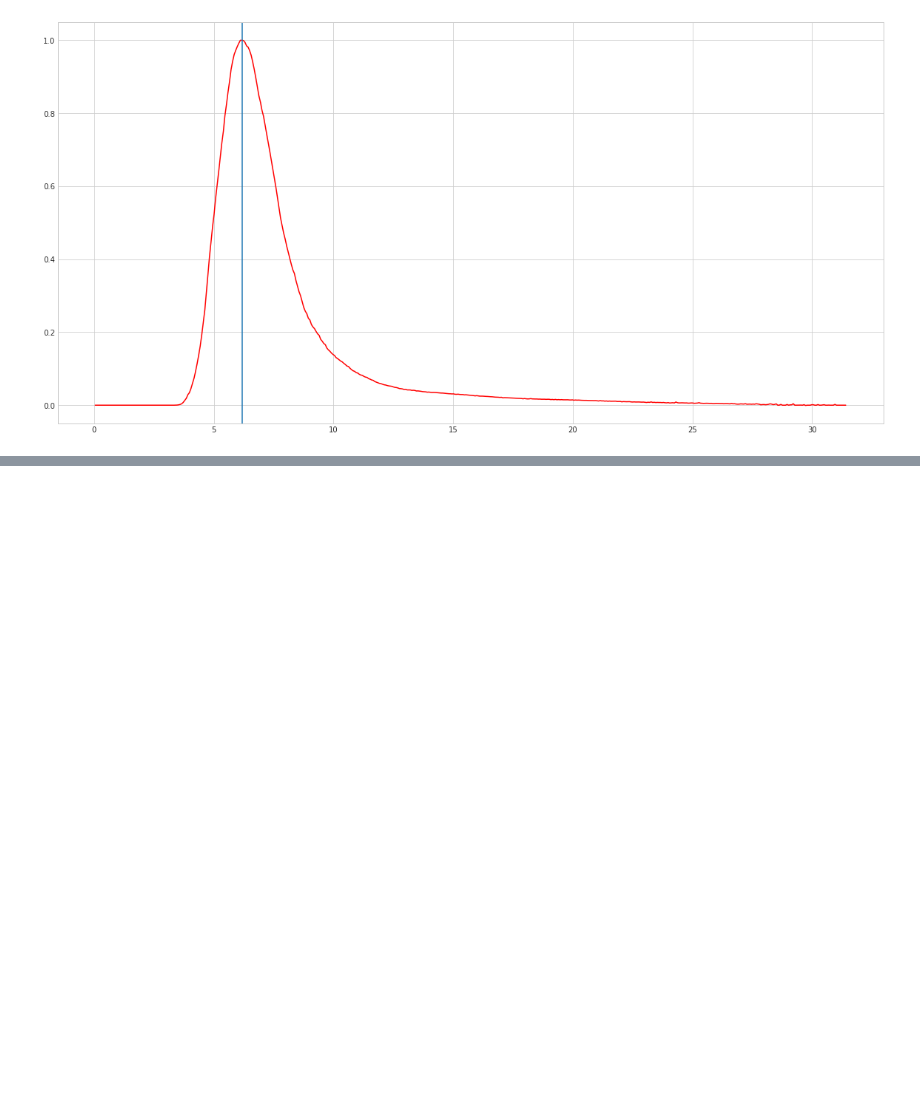
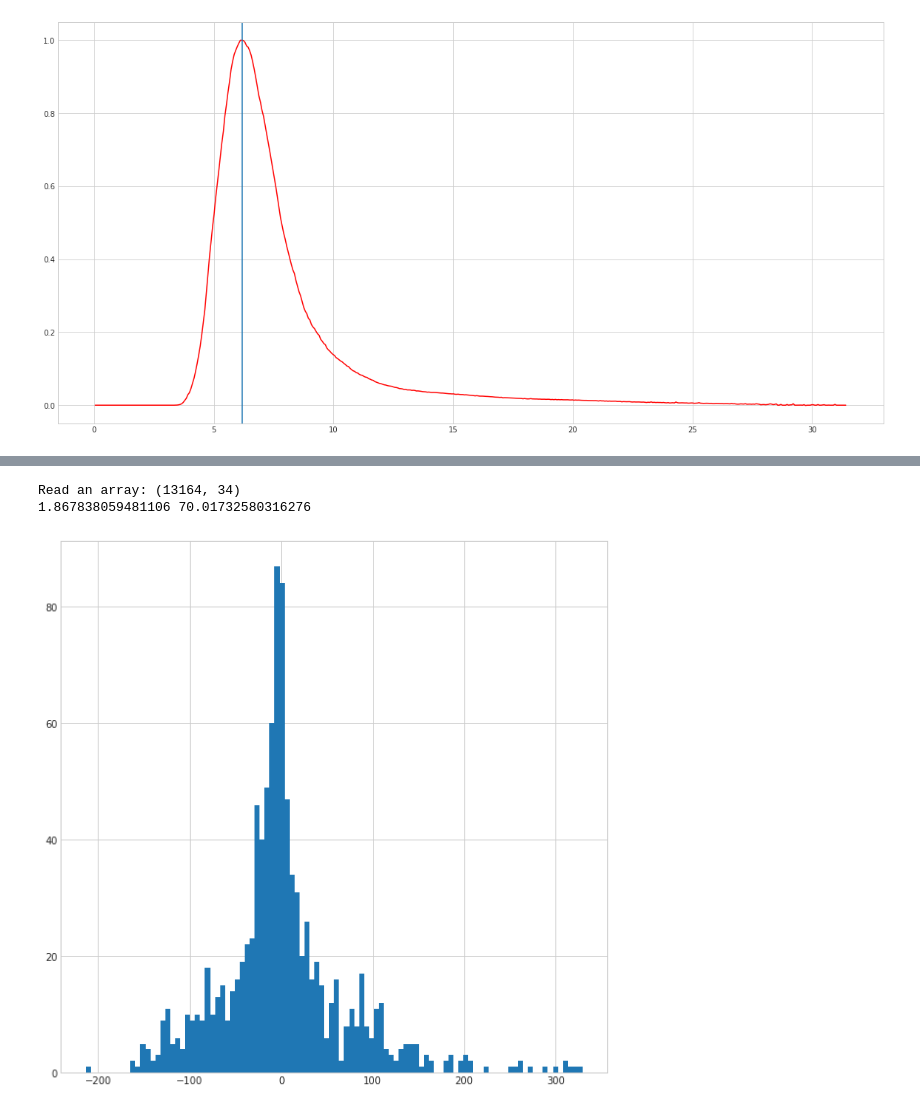
Before and after one commit to regmi-sijan/ml4cal, a Jupyter notebook: testbeam/template.ipynb, the cells around one changed output, grey strips where cells are left out. Drawn from its saved outputs; the diff is of its cells as text; code cells hidden in the pictures; blank space fills up the shorter version.

```diff
--- a/testbeam/template.ipynb
+++ b/testbeam/template.ipynb
@@ -45,4 +99,72 @@ Template dimensions: (487, 2)
 # %%
+t_offset = 6.17742
+
 def tempfit(x, *par):
-    return par[0]*np.interp((x - par[1]), template[:,0], template[:,1]) + par[2]
+    return par[0]*np.interp((x - par[1] + t_offset), template[:,0], template[:,1]) + par[2]
+# %%
+import numpy as np
+from    matplotlib import colors
+
+np.set_printoptions(precision=3, linewidth=80)
+
+with open('./data/8gev_2099_27.npy', 'rb') as f: X = np.load(f)
+print(f'''Read an array: {X.shape}''')
+
+cnt_bad         = 0
+param_bounds=([20.0, 2.0, 1200.0],[12000.0, 28.0, 2200.0])
+indices = range(3, 31, 3)
+
+x       = np.linspace(0, 31, 31, endpoint=False)
+x_short = np.arange(3, 31, 3)
+
+# print(np.array(x))
+# print(np.array(x_short))
+
+
+# 3 values: amplitude, time, pedestal
+
+first = True
+
+for i in range(1000): # loop over the data sample
+    wave        = X[i][0:31]
+    wave_short  = np.take(wave, indices)
+
+    maxindex    =   np.argmax(wave)
+    maxval      =   wave[maxindex]
+
+    maxindex_short = np.argmax(wave_short)
+    maxval_short   = wave_short[maxindex_short]
+
+    maxindex_short = x[maxindex]
+#    print(maxindex, maxval, maxindex_short, maxval_short)
+
+    try:
+        popt, _         = scipy.optimize.curve_fit(tempfit, x,          wave,        p0=[float(maxval-1580),         float(maxindex),       1580.0],        bounds = param_bounds)
+        popt_short, _   = scipy.optimize.curve_fit(tempfit, x_short,    wave_short,  p0=[float(maxval_short-1580),   float(maxindex_short), 1580.0],        bounds = param_bounds)
+    except:
+        cnt_bad+=1
+        continue
+
+    if first:
+        output_array = np.array([popt-popt_short])
+        first = False
+    else:
+        output_array = np.append(output_array,[popt-popt_short], axis=0)
+
+#print(output_array)
+#print(output_array[:,1])
+
+# _ = plt.plot(template[:,0], template[:,1], '-r')
+plt.rcParams["figure.figsize"] = (10,10)
+_ = plt.hist(output_array[:,0], bins=100)
+
+print(np.average(output_array[:,0]), np.std(output_array[:,0]))
+
+#plt.xaxis.set_zorder(10.0)
+#plt.yaxis.set_zorder(10.0)
+#    fit  = tempfit(x, *popt)
+# %% [output]
+Read an array: (13164, 34)
+1.867838059481106 70.01732580316276
+[figure, added]
 # %%
```
Also changed, not shown: parts of 8 cells of this notebook, 3 other files.
